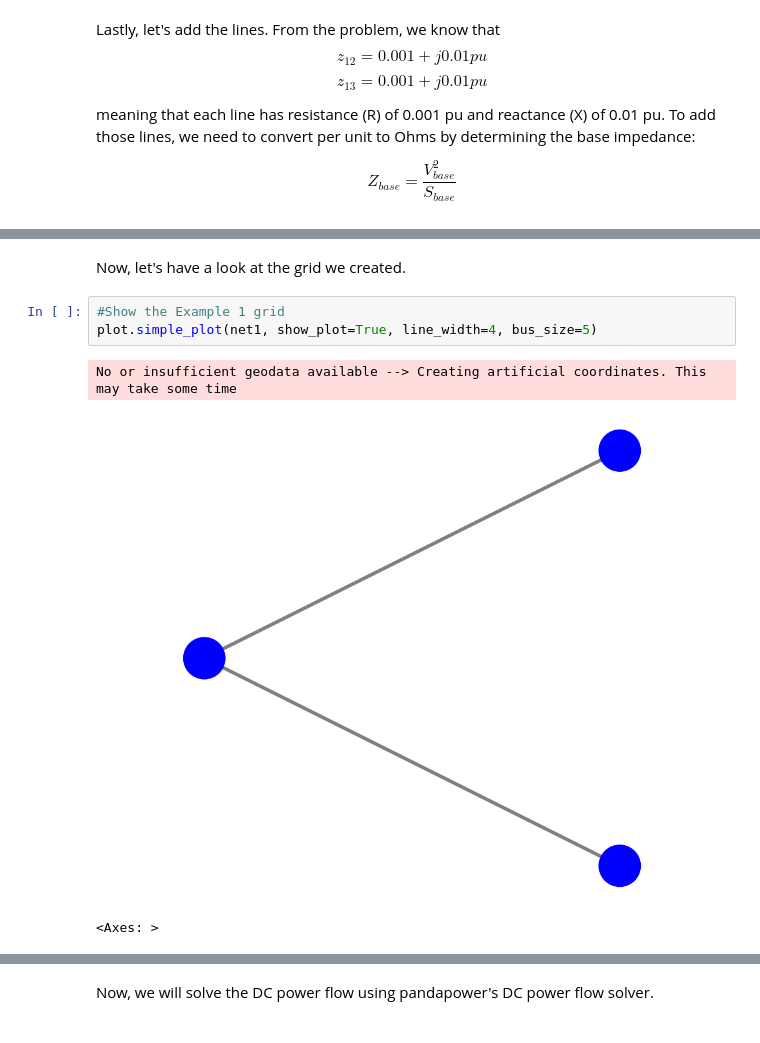
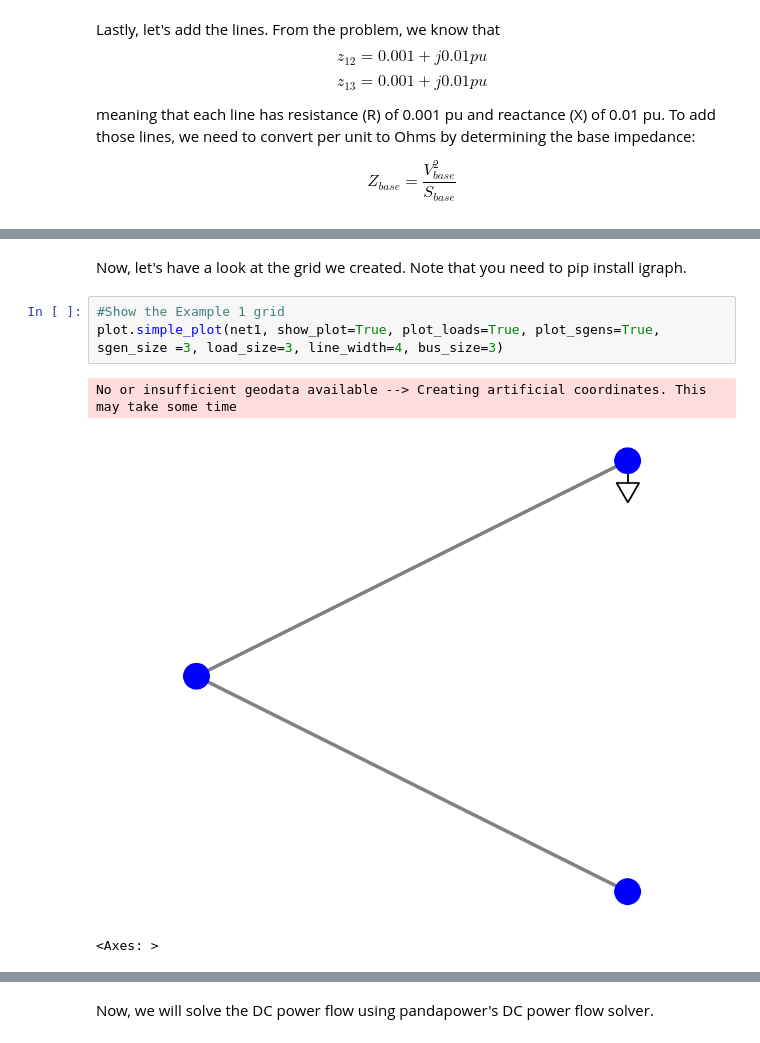
Before and after one commit to PSALOxford/intro_pandapower, a Jupyter notebook: intro-pandapower.ipynb, the cells around one changed output, grey strips where cells are left out. Drawn from its saved outputs; the diff is of its cells as text.

```diff
--- a/intro-pandapower.ipynb
+++ b/intro-pandapower.ipynb
@@ -153,11 +166,11 @@ pp.create_line(net1, from_bus=bus1, to_bus=bus3, length_km=length_km, std_type="
 # %% [markdown]
-Now, let's have a look at the grid we created.
+Now, let's have a look at the grid we created. Note that you need to pip install igraph.
 # %%
 #Show the Example 1 grid
-plot.simple_plot(net1, show_plot=True, line_width=4, bus_size=5)
+plot.simple_plot(net1, show_plot=True, plot_loads=True, plot_sgens=True, sgen_size =3, load_size=3, line_width=4, bus_size=3)
 # %% [output]
 No or insufficient geodata available --> Creating artificial coordinates. This may take some time
-[figure, old version]
+[figure, new version]
 <Axes: >
 # %% [markdown]
 Let's go back to the question:
```
Also changed, not shown: parts of 22 cells of this notebook.
